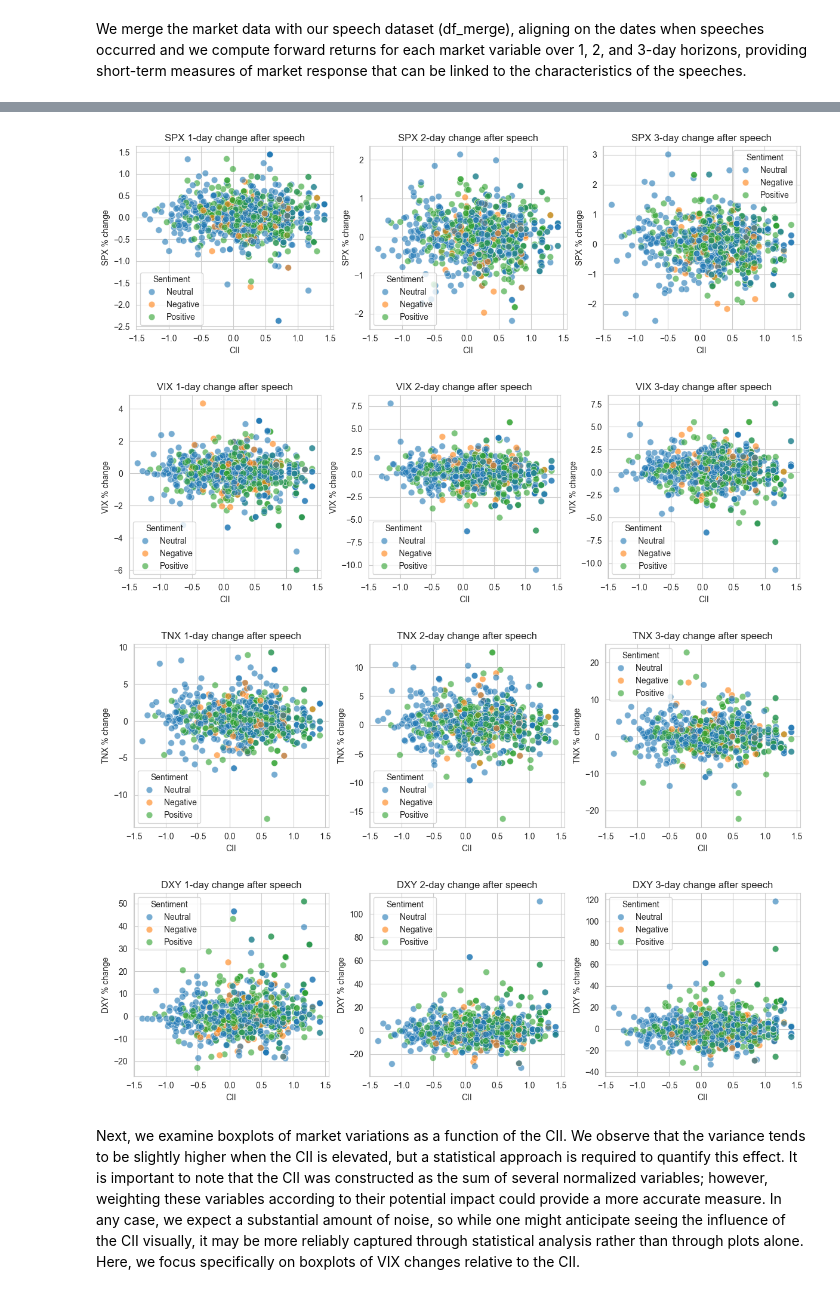
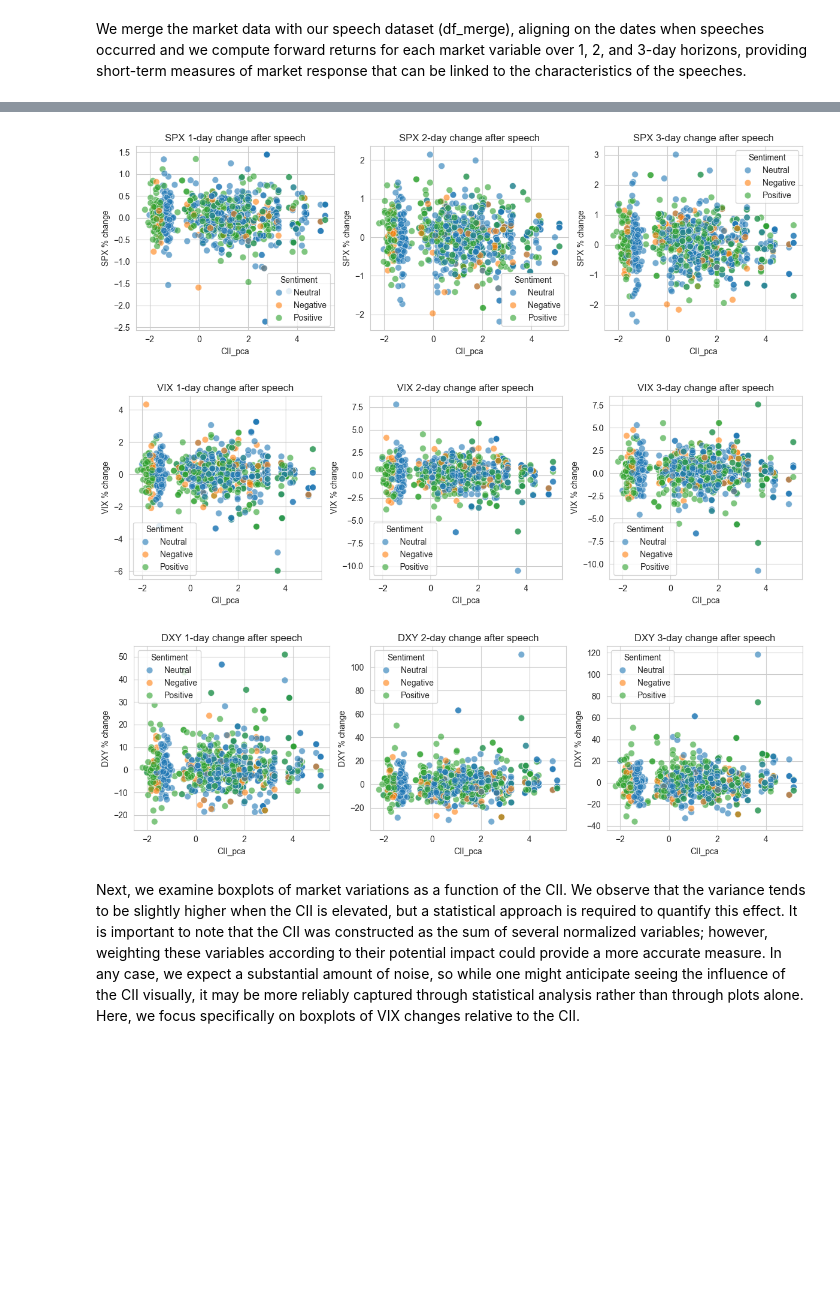
Before and after one commit to nonnen96/fed-communication-saturation, a Jupyter notebook: work_new_version .ipynb, the cells around one changed output, grey strips where cells are left out. Drawn from its saved outputs; the diff is of its cells as text; code cells hidden in the pictures; blank space fills up the shorter version.

```diff
--- a/work_new_version .ipynb
+++ b/work_new_version .ipynb
@@ -1297,7 +1291,7 @@ except Exception:
     print("CSI file not found; you can rerun Part 3 if needed")
     csi_panel = pd.DataFrame(columns=["csi_within_mean","csi_recent_maxavg"])
 # %%
-# Fusion propre
+# Clean merge
 cii_base = (
     panel_weekly
     .join(nlp_weekly[["tone_score_w"]], how="left")
@@ -1307,16 +1301,16 @@ cii_base = (
 
 cii_base['tone_intensity'] = cii_base['tone_score_w'].abs()
 
-# Sélection des composantes du CII
+# Select CII components
 features = [
-    "n_speeches", "mean_wordcount", "n_speakers",      # Quantitatif
-    "csi_within_mean", "csi_recent_maxavg",            # Redondance
+    "n_speeches", "mean_wordcount", "n_speakers",      # Quantitative
+    "csi_within_mean", "csi_recent_maxavg",            # Redundancy
     "tone_intensity"                                   # Tonal
 ]
 
 cii = cii_base[features].copy()
 
-# Standardisation (z-scores)
+# Standardization (z-scores)
 scaler = StandardScaler()
 cii_z = pd.DataFrame(
     scaler.fit_transform(cii),
@@ -1324,10 +1318,10 @@ cii_z = pd.DataFrame(
     columns=[f"{c}_z" for c in cii.columns]
 )
 
-# Agrégation simple (CII global)
-cii_z["CII"] = cii_z.mean(axis=1)
+# Simple aggregation (overall CII)
+cii_z["CII_mean"] = cii_z.mean(axis=1)
 
-# Option : pondération par PCA (plus robuste)
+# Wweighting via PCA
 try:
     from sklearn.decomposition import PCA
     pca = PCA(n_components=1)
@@ -1336,14 +1330,18 @@ try:
 except Exception as e:
     print("PCA not available, fallback to simple mean:", e)
 
-# Visualisation
+# Visualization
 plt.figure(figsize=(10,4))
-cii_z["CII"].plot(title="Weekly Communication Intensity Index (CII)")
+cii_z["CII_pca"].plot(title="Weekly communication intensity index (CII)")
 plt.ylabel("Standardized index (z-score)")
 plt.tight_layout()
 plt.show()
 
-# Export pour Partie 5
+#
+correlation = cii_z['CII_mean'].corr(cii_z['CII_pca'])
+print(f"Correlation between CII_mean and CII_pca: {correlation:.4f}")
+
+# Export for Part 5
 cii_z.to_csv("cii_weekly.csv")
 # %% [output]
 Explained variance (1st component): 0.423
@@ -1367,12 +1385,12 @@ We begin by calculating the forward-looking market returns, which will serve as
 # %%
 # NOTE: The 'market_daily' DataFrame is already loaded from Part II.
 # We now calculate the forward returns on it.
-for col in ["SPX","VIX","TNX","DXY"]:
+for col in ["SPX","VIX","DXY"]:
     for horizon in [1,2,3]:
         market_daily[f"{col}_chg_{horizon}d"] = 100 * market_daily[col].pct_change(periods=horizon).shift(-horizon)
 # %%
 # Merge
-df_merge = speeches.merge(cii_z.reset_index()[['week','n_speeches_z', 'mean_wordcount_z', 'n_speakers_z', 'CII','csi_within_mean_z','csi_recent_maxavg_z']], on='week', how='left')
+df_merge = speeches.merge(cii_z.reset_index()[['week','n_speeches_z', 'mean_wordcount_z', 'n_speakers_z', 'CII_pca','csi_within_mean_z','csi_recent_maxavg_z']], on='week', how='left')
 # %% [markdown]
 We merge the market data with our speech dataset (df_merge), aligning on the dates when speeches occurred and we compute forward returns for each market variable over 1, 2, and 3-day horizons, providing short-term measures of market response that can be linked to the characteristics of the speeches.
 # %%
@@ -1381,7 +1399,7 @@ df_merge['date'] = pd.to_datetime(df_merge['date'])
 
 df_merge = pd.merge_asof(
     df_merge.sort_values('date'),
-    market_daily[['date'] + [f"{col}_chg_{h}d" for col in ["SPX","VIX","TNX","DXY"] for h in [1,2,3]]].sort_values('date'),
+    market_daily[['date'] + [f"{col}_chg_{h}d" for col in ["SPX","VIX","DXY"] for h in [1,2,3]]].sort_values('date'),
     left_on='date',
     right_on='date',
     direction='backward'
@@ -1393,31 +1411,30 @@ df_merge = pd.merge_asof(
 
 The first step in our analysis is to visually inspect whether there is any discernible pattern between the CII values and market movements, also taking into account sentiment. While plotting these relationships can provide an initial sense of trends, it quickly becomes apparent that identifying clear patterns is challenging. This is partly because market movements are influenced by numerous factors beyond just speeches. Nevertheless, the subsequent analysis will focus on studying the correlations between market returns and the individual features underlying the CII, in order to assess whether these relationships are statistically significant.
 # %%
-market_vars = ["SPX", "VIX", "TNX", "DXY"]
+market_vars = ["SPX", "VIX", "DXY"]
 horizons = [1, 2, 3]
 
 for m in market_vars:
     plt.figure(figsize=(12, 4))
     for i, h in enumerate(horizons, 1):
         plt.subplot(1, 3, i)
         sns.scatterplot(
-            x="CII",
+            x="CII_pca",
             hue="sentiment",
             y=f"{m}_chg_{h}d",
             data=df_merge,
             s=60, alpha=0.6
         )
         plt.title(f"{m} {h}-day change after speech")
-        plt.xlabel("CII")
+        plt.xlabel("CII_pca")
         plt.ylabel(f"{m} % change")
         plt.legend(title="Sentiment", loc="best")
     plt.tight_layout()
     plt.show()
 # %% [output]
-[figure, old version]
+[figure, new version]
-[figure, old version]
+[figure, new version]
-[figure, old version]
+[figure, new version]
-[figure, removed]
 # %% [markdown]
 Next, we examine boxplots of market variations as a function of the CII. We observe that the variance tends to be slightly higher when the CII is elevated, but a statistical approach is required to quantify this effect. It is important to note that the CII was constructed as the sum of several normalized variables; however, weighting these variables according to their potential impact could provide a more accurate measure. In any case, we expect a substantial amount of noise, so while one might anticipate seeing the influence of the CII visually, it may be more reliably captured through statistical analysis rather than through plots alone. Here, we focus specifically on boxplots of VIX changes relative to the CII.
 # %%
```
Also changed, not shown: parts of 70 cells of this notebook.
